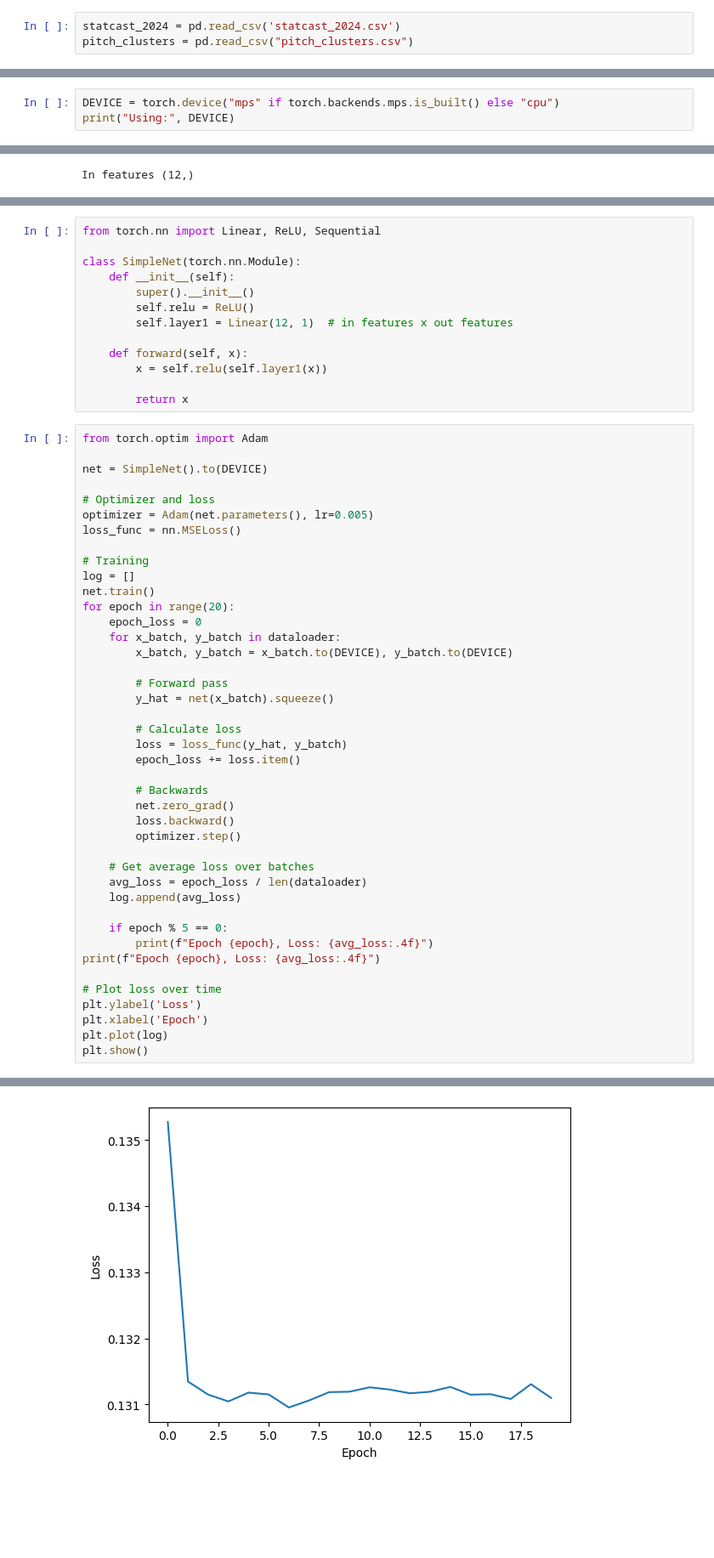
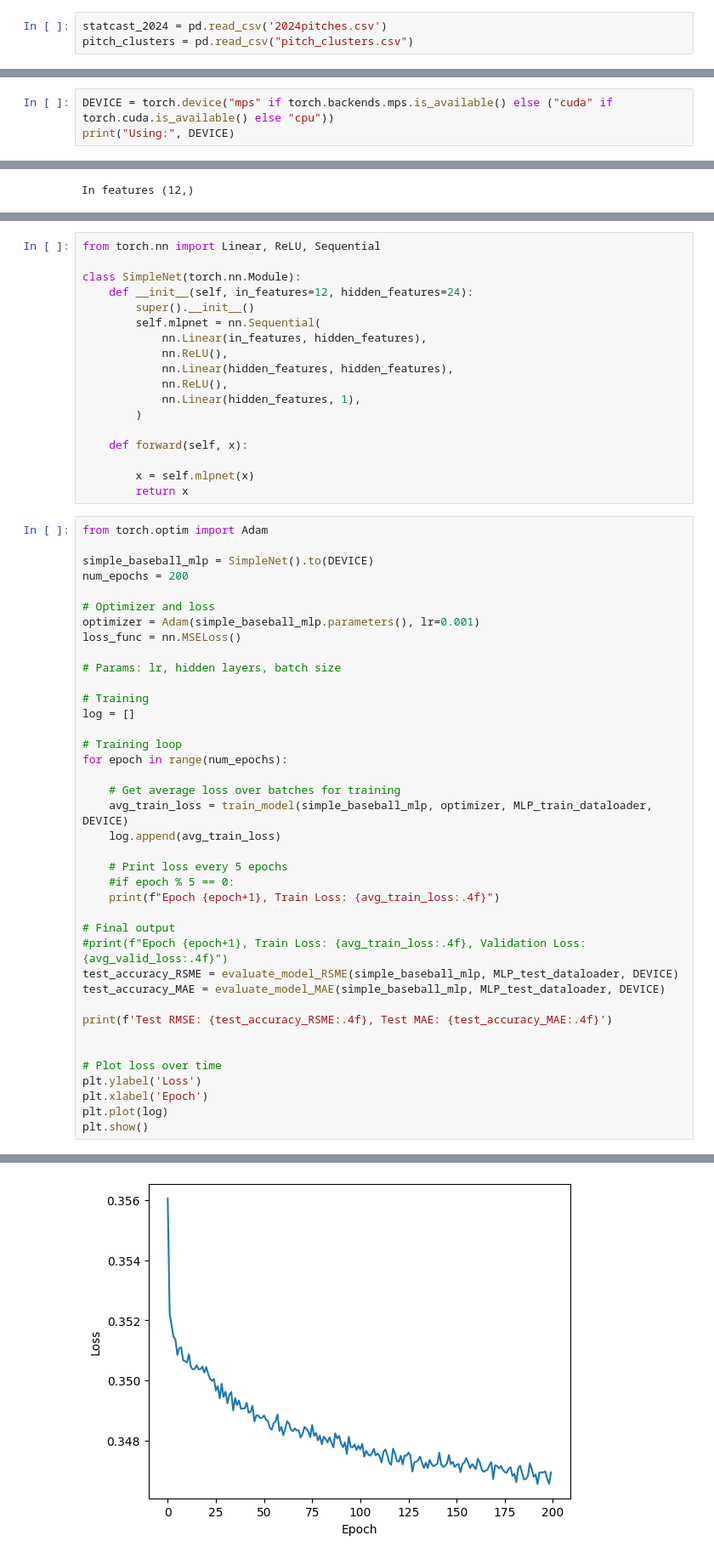
Before and after one commit to zybecker/DS-5500, a Jupyter notebook: RNN_Model.ipynb, the cells around one changed output, grey strips where cells are left out. Shown at 85% size. Saved outputs shown, nothing was run; the diff lists cells and outputs as text; blank space fills up the shorter version.

Commit message:
Updating RNN models

```diff
--- a/RNN_Model.ipynb
+++ b/RNN_Model.ipynb
@@ -29,7 +30,7 @@ def delete_unique_at_bats(df, ind):
 ## Load data
 Load the datafrom CSV - 2024 data only. Of course, make sure that you have the full 2024 data csv in your local directory.
 # %%
-statcast_2024 = pd.read_csv('statcast_2024.csv')
+statcast_2024 = pd.read_csv('2024pitches.csv')
 pitch_clusters = pd.read_csv("pitch_clusters.csv")
 # %% [markdown]
 ## Basic Filtering
@@ -214,5 +216,5 @@ from dataclasses import dataclass
 from torch.utils.data import DataLoader, Dataset, TensorDataset
 from tqdm import tqdm
 # %%
-DEVICE = torch.device("mps" if torch.backends.mps.is_built() else "cpu")
+DEVICE = torch.device("mps" if torch.backends.mps.is_available() else ("cuda" if torch.cuda.is_available() else "cpu"))
 print("Using:", DEVICE)
@@ -250,51 +331,53 @@ dataloader = DataLoader(dataset, batch_size=32, shuffle=True)
 from torch.nn import Linear, ReLU, Sequential
 
 class SimpleNet(torch.nn.Module):
-    def __init__(self):
+    def __init__(self, in_features=12, hidden_features=24):
         super().__init__()
-        self.relu = ReLU()
-        self.layer1 = Linear(12, 1)  # in features x out features
+        self.mlpnet = nn.Sequential(
+            nn.Linear(in_features, hidden_features),
+            nn.ReLU(),
+            nn.Linear(hidden_features, hidden_features),
+            nn.ReLU(),
+            nn.Linear(hidden_features, 1),
+        )
 
     def forward(self, x):
-        x = self.relu(self.layer1(x))
 
+        x = self.mlpnet(x)
         return x
 # %%
 from torch.optim import Adam
 
-net = SimpleNet().to(DEVICE)
+simple_baseball_mlp = SimpleNet().to(DEVICE)
+num_epochs = 200
 
 # Optimizer and loss
-optimizer = Adam(net.parameters(), lr=0.005)
+optimizer = Adam(simple_baseball_mlp.parameters(), lr=0.001)
 loss_func = nn.MSELoss()
+
+# Params: lr, hidden layers, batch size
 
 # Training
 log = []
-net.train()
-for epoch in range(20):
-    epoch_loss = 0
-    for x_batch, y_batch in dataloader:
-        x_batch, y_batch = x_batch.to(DEVICE), y_batch.to(DEVICE)
 
-        # Forward pass
-        y_hat = net(x_batch).squeeze()
+# Training loop
+for epoch in range(num_epochs):
 
-        # Calculate loss
-        loss = loss_func(y_hat, y_batch)
-        epoch_loss += loss.item()
+    # Get average loss over batches for training
+    avg_train_loss = train_model(simple_baseball_mlp, optimizer, MLP_train_dataloader, DEVICE)
+    log.append(avg_train_loss)
 
-        # Backwards
-        net.zero_grad()
-        loss.backward()
-        optimizer.step()
+    # Print loss every 5 epochs
+    #if epoch % 5 == 0:
+    print(f"Epoch {epoch+1}, Train Loss: {avg_train_loss:.4f}")
 
-    # Get average loss over batches
-    avg_loss = epoch_loss / len(dataloader)
-    log.append(avg_loss)
+# Final output
+#print(f"Epoch {epoch+1}, Train Loss: {avg_train_loss:.4f}, Validation Loss: {avg_valid_loss:.4f}")
+test_accuracy_RSME = evaluate_model_RSME(simple_baseball_mlp, MLP_test_dataloader, DEVICE)
+test_accuracy_MAE = evaluate_model_MAE(simple_baseball_mlp, MLP_test_dataloader, DEVICE)
 
-    if epoch % 5 == 0:
-        print(f"Epoch {epoch}, Loss: {avg_loss:.4f}")
-print(f"Epoch {epoch}, Loss: {avg_loss:.4f}")
+print(f'Test RMSE: {test_accuracy_RSME:.4f}, Test MAE: {test_accuracy_MAE:.4f}')
+
 
 # Plot loss over time
 plt.ylabel('Loss')
@@ -310 +405 @@ Epoch 19, Loss: 0.1311
-[figure, old version]
+[figure, new version]
```
Also changed, not shown: parts of 24 cells of this notebook, 1 other file.
